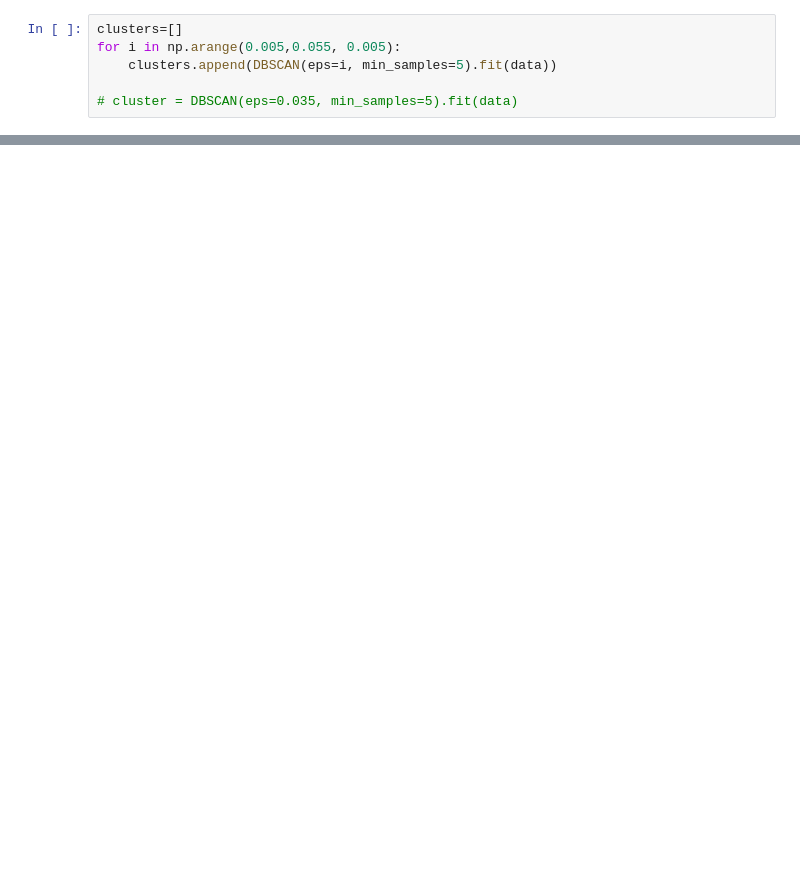
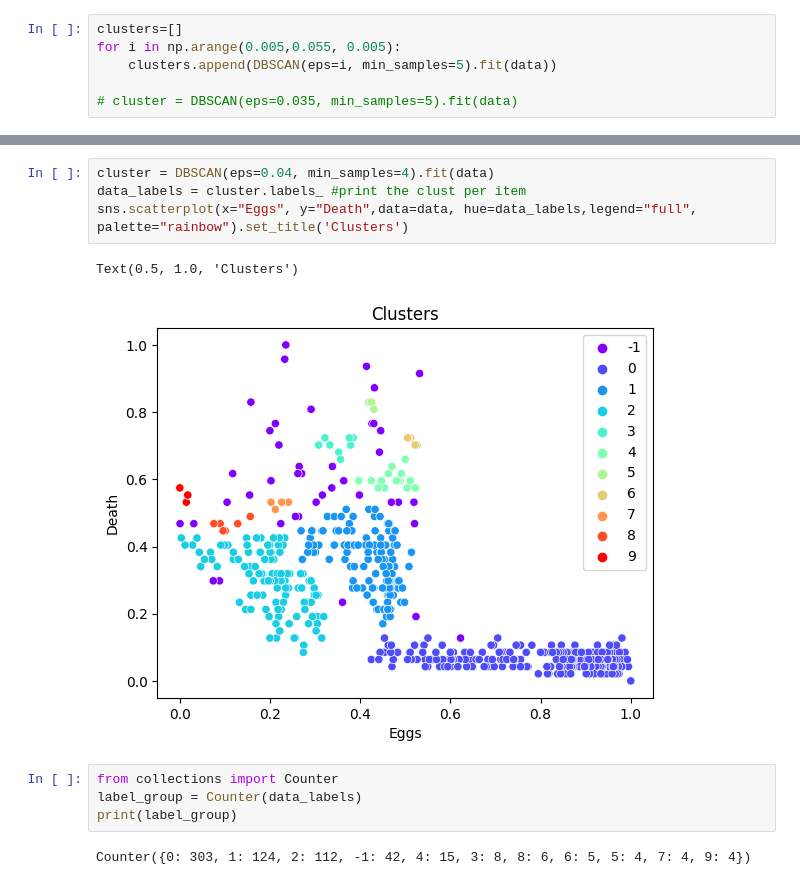
Before and after one commit to CanaliDavide/DASA--Project, a Jupyter notebook: Clustering.ipynb, the cells around one changed output, grey strips where cells are left out. Saved outputs shown, nothing was run; the diff lists cells and outputs as text; blank space fills up the shorter version.

```diff
--- a/Clustering.ipynb
+++ b/Clustering.ipynb
@@ -160,0 +182,13 @@ for c in clusters:
+# %%
+cluster = DBSCAN(eps=0.04, min_samples=4).fit(data)
+data_labels = cluster.labels_ #print the clust per item
+sns.scatterplot(x="Eggs", y="Death",data=data, hue=data_labels,legend="full", palette="rainbow").set_title('Clusters')
+# %% [output]
+Text(0.5, 1.0, 'Clusters')
+[figure, added]
+# %%
+from collections import Counter
+label_group = Counter(data_labels)
+print(label_group)
+# %% [output]
+Counter({0: 303, 1: 124, 2: 112, -1: 42, 4: 15, 3: 8, 8: 6, 6: 5, 5: 4, 7: 4, 9: 4})
```
Also changed, not shown: parts of 13 cells of this notebook.
